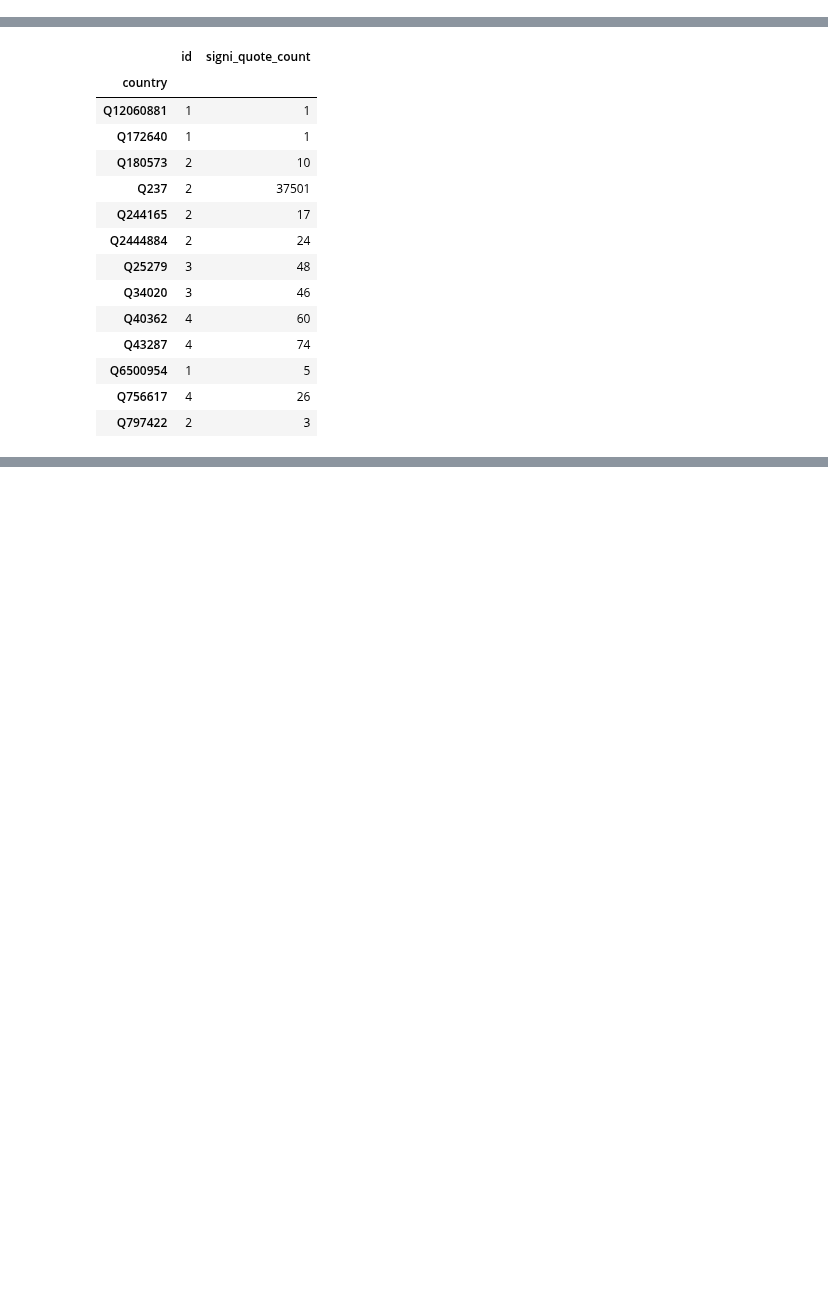
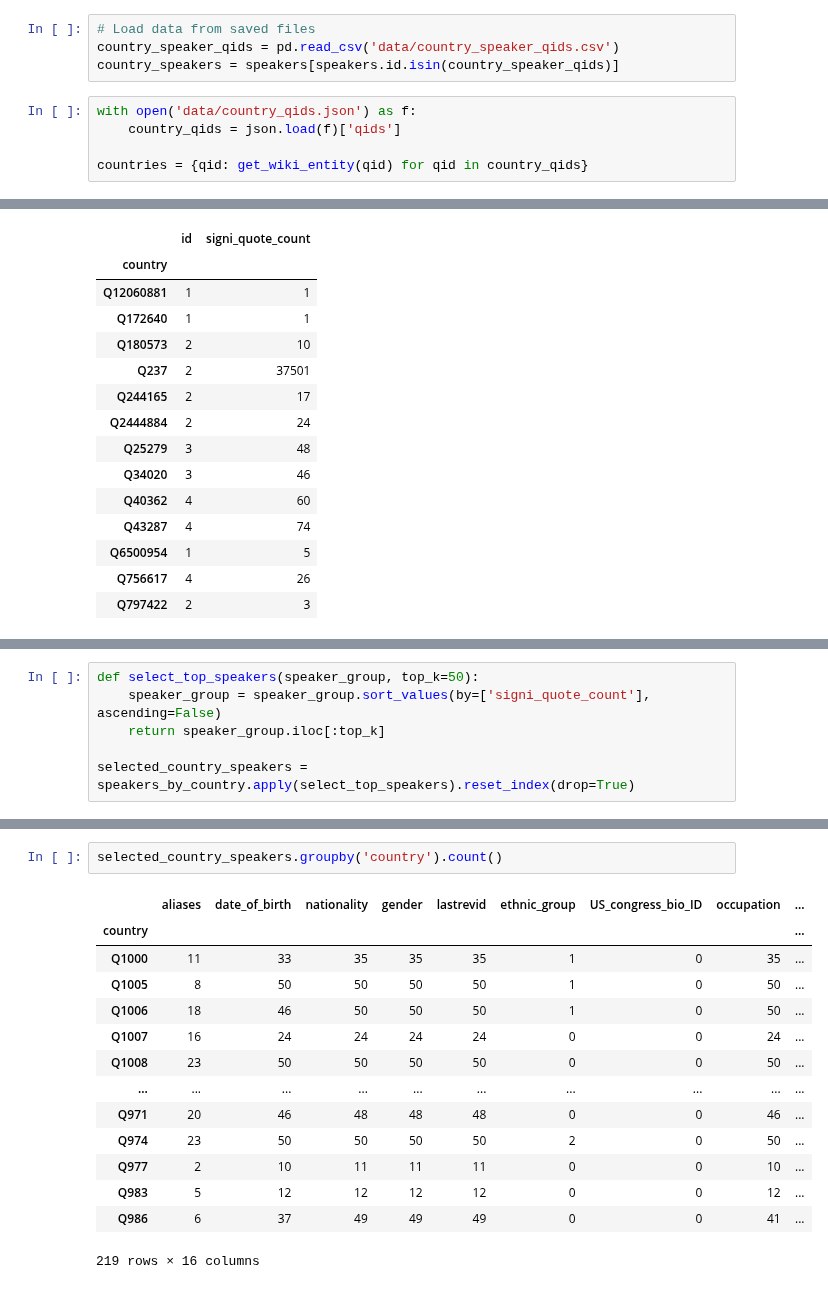
Before and after one commit to epfl-ada/ada-2021-project-madry, a Jupyter notebook: country.ipynb, the cells around one changed output, grey strips where cells are left out. Cells and saved outputs as stored; diff of their text form; blank space fills up the shorter version.

Commit message:
update country analysis

```diff
--- a/country.ipynb
+++ b/country.ipynb
@@ -79,0 +81,9 @@ country_speakers = speakers[speakers.nationality.apply(lambda nt: any([cid in nt
+# %%
+# Load data from saved files
+country_speaker_qids = pd.read_csv('data/country_speaker_qids.csv')
+country_speakers = speakers[speakers.id.isin(country_speaker_qids)]
+# %%
+with open('data/country_qids.json') as f:
+    country_qids = json.load(f)['qids']
+
+countries = {qid: get_wiki_entity(qid) for qid in country_qids}
@@ -214,0 +234,6 @@ country_agg[country_agg.index.isin(underrep_countries)]
+# %%
+def select_top_speakers(speaker_group, top_k=50):
+    speaker_group = speaker_group.sort_values(by=['signi_quote_count'], ascending=False)
+    return speaker_group.iloc[:top_k]
+
+selected_country_speakers = speakers_by_country.apply(select_top_speakers).reset_index(drop=True)
@@ -214,0 +256,17 @@ country_agg[country_agg.index.isin(underrep_countries)]
+# %%
+selected_country_speakers.groupby('country').count()
+# %% [output]
+|  | aliases | date_of_birth | nationality | gender | lastrevid | ethnic_group | US_congress_bio_ID | occupation | ... |
+| country |  |  |  |  |  |  |  |  | ... |
+| Q1000 | 11 | 33 | 35 | 35 | 35 | 1 | 0 | 35 | ... |
+| Q1005 | 8 | 50 | 50 | 50 | 50 | 1 | 0 | 50 | ... |
+| Q1006 | 18 | 46 | 50 | 50 | 50 | 1 | 0 | 50 | ... |
+| Q1007 | 16 | 24 | 24 | 24 | 24 | 0 | 0 | 24 | ... |
+| Q1008 | 23 | 50 | 50 | 50 | 50 | 0 | 0 | 50 | ... |
+| ... | ... | ... | ... | ... | ... | ... | ... | ... | ... |
+| Q971 | 20 | 46 | 48 | 48 | 48 | 0 | 0 | 46 | ... |
+| Q974 | 23 | 50 | 50 | 50 | 50 | 2 | 0 | 50 | ... |
+| Q977 | 2 | 10 | 11 | 11 | 11 | 0 | 0 | 10 | ... |
+| Q983 | 5 | 12 | 12 | 12 | 12 | 0 | 0 | 12 | ... |
+| Q986 | 6 | 37 | 49 | 49 | 49 | 0 | 0 | 41 | ... |
+219 rows × 16 columns
```
Also changed, not shown: parts of 12 cells of this notebook.
